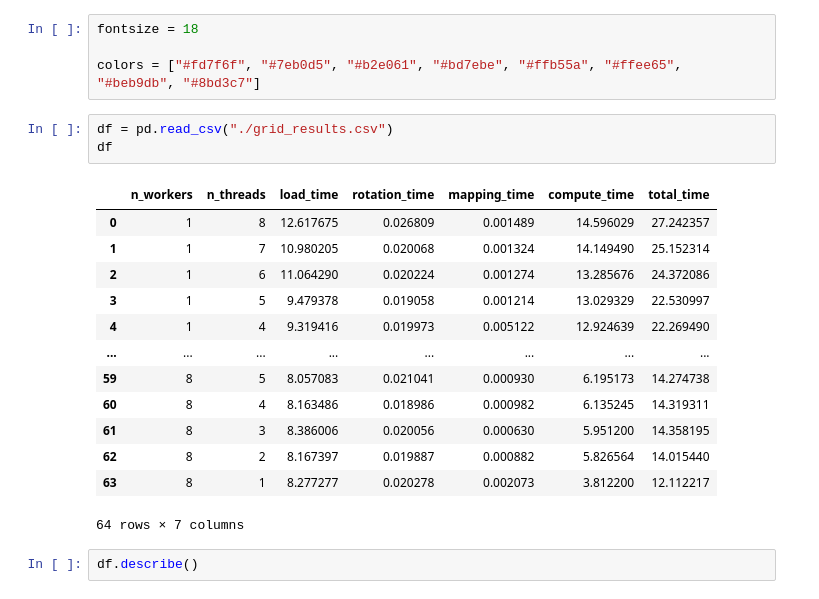
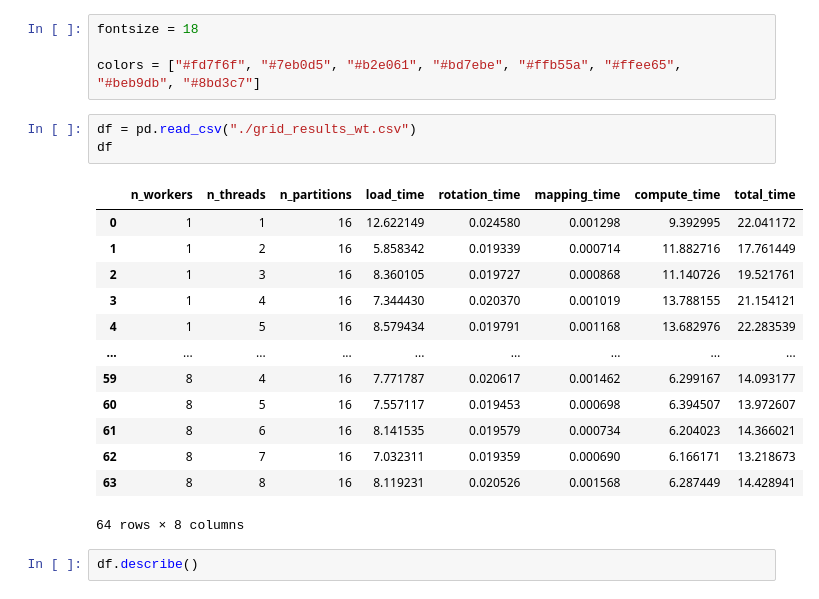
Before and after one commit to c0pp1/distributed-juno, a Jupyter notebook: dask/gs_viz.ipynb, the cells around one changed output. Cells and saved outputs as stored; diff of their text form.

```diff
--- a/dask/gs_viz.ipynb
+++ b/dask/gs_viz.ipynb
@@ -8,22 +8,22 @@ fontsize = 18
 
 colors = ["#fd7f6f", "#7eb0d5", "#b2e061", "#bd7ebe", "#ffb55a", "#ffee65", "#beb9db", "#8bd3c7"]
 # %%
-df = pd.read_csv("./grid_results.csv")
+df = pd.read_csv("./grid_results_wt.csv")
 df
 # %% [output]
-|  | n_workers | n_threads | load_time | rotation_time | mapping_time | compute_time | total_time |
-| 0 | 1 | 8 | 12.617675 | 0.026809 | 0.001489 | 14.596029 | 27.242357 |
-| 1 | 1 | 7 | 10.980205 | 0.020068 | 0.001324 | 14.149490 | 25.152314 |
-| 2 | 1 | 6 | 11.064290 | 0.020224 | 0.001274 | 13.285676 | 24.372086 |
-| 3 | 1 | 5 | 9.479378 | 0.019058 | 0.001214 | 13.029329 | 22.530997 |
-| 4 | 1 | 4 | 9.319416 | 0.019973 | 0.005122 | 12.924639 | 22.269490 |
-| ... | ... | ... | ... | ... | ... | ... | ... |
-| 59 | 8 | 5 | 8.057083 | 0.021041 | 0.000930 | 6.195173 | 14.274738 |
-| 60 | 8 | 4 | 8.163486 | 0.018986 | 0.000982 | 6.135245 | 14.319311 |
-| 61 | 8 | 3 | 8.386006 | 0.020056 | 0.000630 | 5.951200 | 14.358195 |
-| 62 | 8 | 2 | 8.167397 | 0.019887 | 0.000882 | 5.826564 | 14.015440 |
-| 63 | 8 | 1 | 8.277277 | 0.020278 | 0.002073 | 3.812200 | 12.112217 |
+|  | n_workers | n_threads | n_partitions | load_time | rotation_time | mapping_time | compute_time | total_time |
+| 0 | 1 | 1 | 16 | 12.622149 | 0.024580 | 0.001298 | 9.392995 | 22.041172 |
+| 1 | 1 | 2 | 16 | 5.858342 | 0.019339 | 0.000714 | 11.882716 | 17.761449 |
+| 2 | 1 | 3 | 16 | 8.360105 | 0.019727 | 0.000868 | 11.140726 | 19.521761 |
+| 3 | 1 | 4 | 16 | 7.344430 | 0.020370 | 0.001019 | 13.788155 | 21.154121 |
+| 4 | 1 | 5 | 16 | 8.579434 | 0.019791 | 0.001168 | 13.682976 | 22.283539 |
+| ... | ... | ... | ... | ... | ... | ... | ... | ... |
+| 59 | 8 | 4 | 16 | 7.771787 | 0.020617 | 0.001462 | 6.299167 | 14.093177 |
+| 60 | 8 | 5 | 16 | 7.557117 | 0.019453 | 0.000698 | 6.394507 | 13.972607 |
+| 61 | 8 | 6 | 16 | 8.141535 | 0.019579 | 0.000734 | 6.204023 | 14.366021 |
+| 62 | 8 | 7 | 16 | 7.032311 | 0.019359 | 0.000690 | 6.166171 | 13.218673 |
+| 63 | 8 | 8 | 16 | 8.119231 | 0.020526 | 0.001568 | 6.287449 | 14.428941 |
-64 rows × 7 columns
+64 rows × 8 columns
 # %%
 df.describe()
 # %% [output]
```
Also changed, not shown: parts of 15 cells of this notebook, 4 other files.
